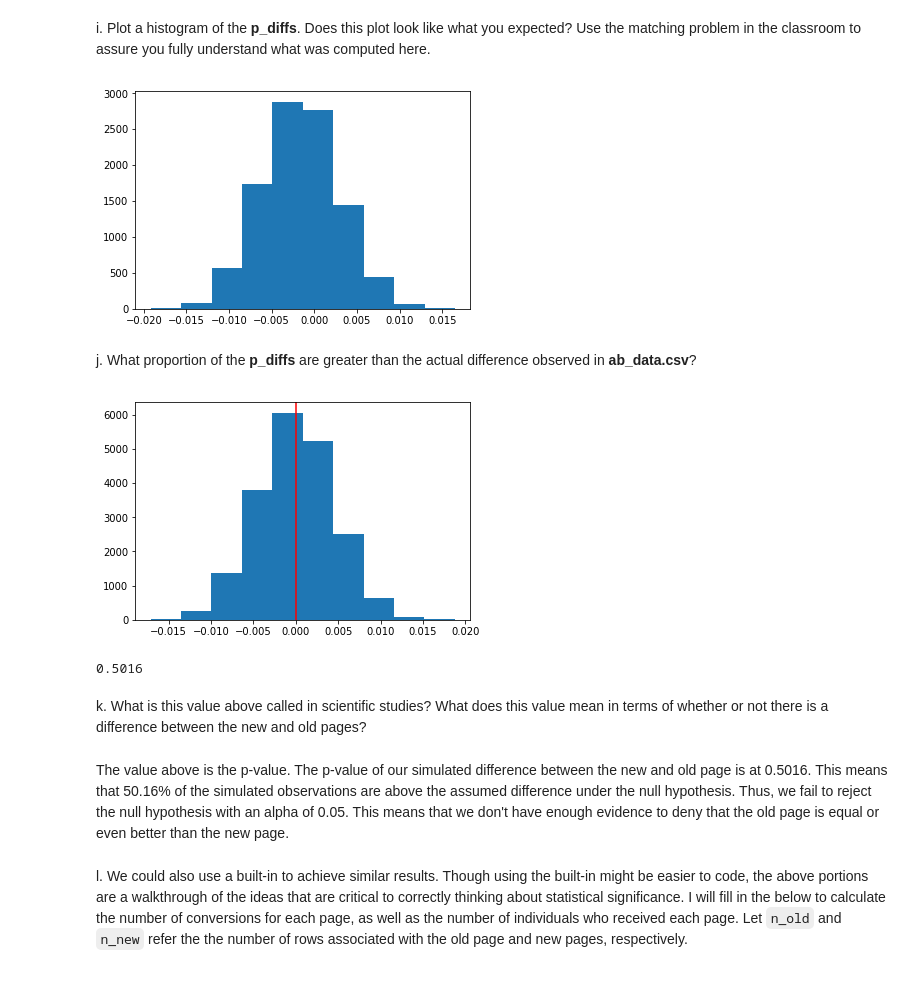
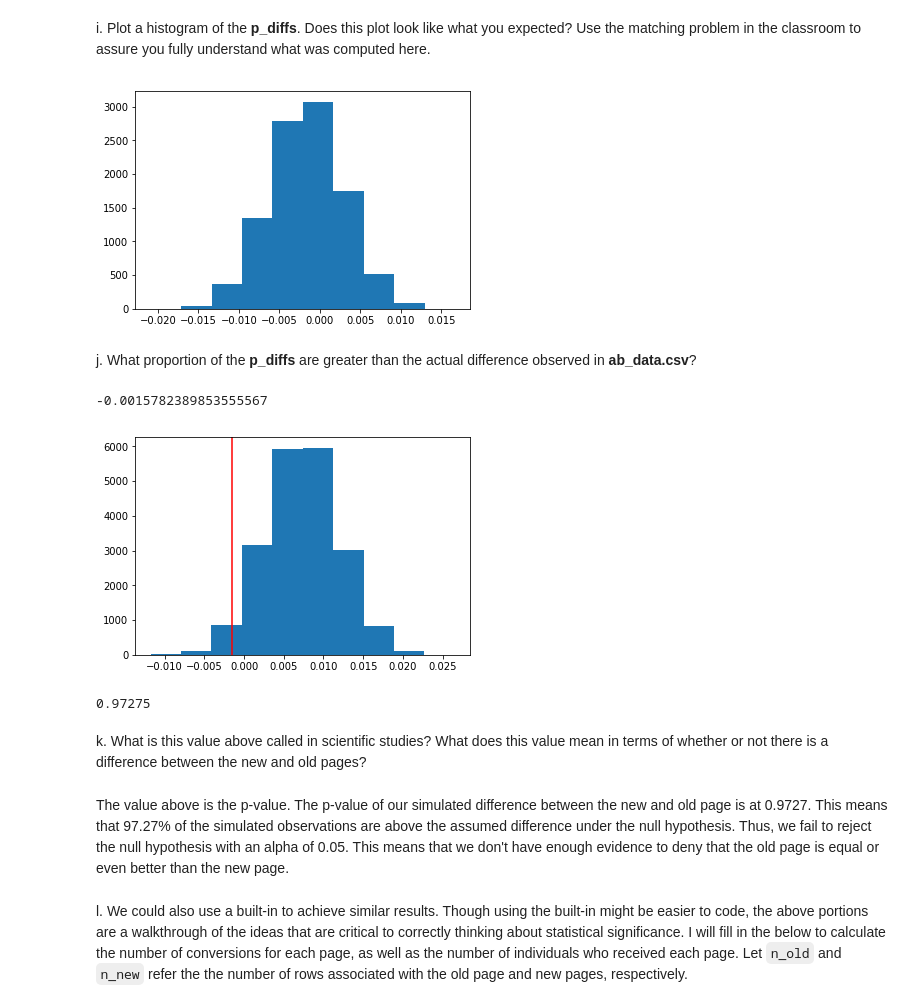
Before and after one commit to askoulwassim/DataAnalysis-Regression, a Jupyter notebook: Analyze_ab_test_results_notebook.ipynb, the cells around one changed output. Drawn from its saved outputs; the diff is of its cells as text; code cells hidden in the pictures.

```diff
--- a/Analyze_ab_test_results_notebook.ipynb
+++ b/Analyze_ab_test_results_notebook.ipynb
@@ -239,0 +236,3 @@ new_page_converted - old_page_converted
+# %%
+diff = new_page_converted - old_page_converted
+diff
@@ -253,23 +254,28 @@ i. Plot a histogram of the **p_diffs**.  Does this plot look like what you expec
 # %%
 plt.hist(p_diffs);
 # %% [output]
-[figure, old version]
+[figure, new version]
 # %% [markdown]
 j. What proportion of the **p_diffs** are greater than the actual difference observed in **ab_data.csv**?
+# %%
+act_diff = df2.query('landing_page == "new_page"')['converted'].mean() - df2.query('landing_page == "old_page"')['converted'].mean()
+act_diff
+# %% [output]
+-0.0015782389853555567
 # %%
-null_vals = np.random.normal(0, p_diffs.std(), 20000);
+null_vals = np.random.normal(diff, p_diffs.std(), 20000);
 plt.hist(null_vals);
-plt.axvline(0, color='red');
+plt.axvline(act_diff, color='red');
 # %% [output]
-[figure, old version]
+[figure, new version]
 # %%
-(null_vals > 0).mean()
+(null_vals > act_diff).mean()
 # %% [output]
-0.5016
+0.97275
 # %% [markdown]
 k. What is this value above called in scientific studies?  What does this value mean in terms of whether or not there is a difference between the new and old pages?
 # %% [markdown]
-The value above is the p-value. The p-value of our simulated difference between the new and old page is at 0.5016. This means that 50.16% of the simulated observations are above the assumed difference under the null hypothesis. Thus, we fail to reject the null hypothesis with an alpha of 0.05. This means that we don't have enough evidence to deny that the old page is equal or even better than the new page.
+The value above is the p-value. The p-value of our simulated difference between the new and old page is at 0.9727. This means that 97.27% of the simulated observations are above the assumed difference under the null hypothesis. Thus, we fail to reject the null hypothesis with an alpha of 0.05. This means that we don't have enough evidence to deny that the old page is equal or even better than the new page.
 # %% [markdown]
 l. We could also use a built-in to achieve similar results.  Though using the built-in might be easier to code, the above portions are a walkthrough of the ideas that are critical to correctly thinking about statistical significance. I will fill in the below to calculate the number of conversions for each page, as well as the number of individuals who received each page. Let `n_old` and `n_new` refer the the number of rows associated with the old page and new pages, respectively.
 # %%
```
Also changed, not shown: parts of 7 cells of this notebook.
